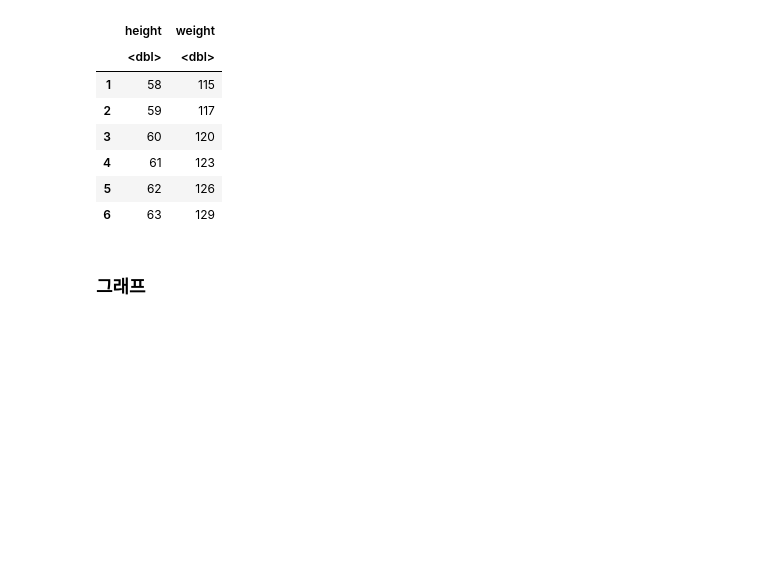
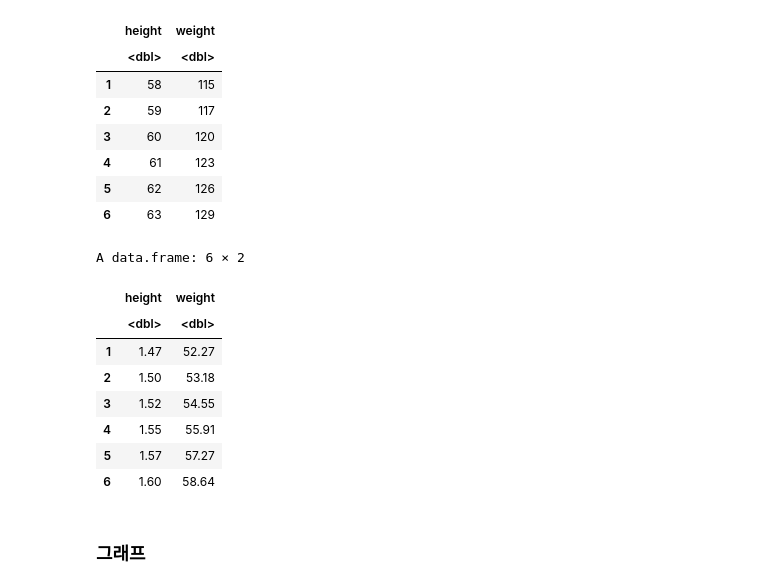
Before and after one commit to tarutear/2025-1, a Jupyter notebook: Introduction_to_Regression_in_R.ipynb, the cells around one changed output. Saved outputs shown, nothing was run; the diff lists cells and outputs as text; code cells hidden in the pictures; blank space fills up the shorter version.

```diff
--- a/Introduction_to_Regression_in_R.ipynb
+++ b/Introduction_to_Regression_in_R.ipynb
@@ -39,6 +22,20 @@ A data.frame: 6 × 2
 | 4 | 61 | 123 |
 | 5 | 62 | 126 |
 | 6 | 63 | 129 |
+# %%
+women2<- women %>% mutate(height = round(height * 0.0254, 2),
+weight = round(weight / 2.2,2))
+head(women2)
+# %% [output]
+A data.frame: 6 × 2
+|  | height | weight |
+|  | <dbl> | <dbl> |
+| 1 | 1.47 | 52.27 |
+| 2 | 1.50 | 53.18 |
+| 3 | 1.52 | 54.55 |
+| 4 | 1.55 | 55.91 |
+| 5 | 1.57 | 57.27 |
+| 6 | 1.60 | 58.64 |
 # %% [markdown]
 ### 그래프
 # %%
```
Also changed, not shown: parts of 19 cells of this notebook.
